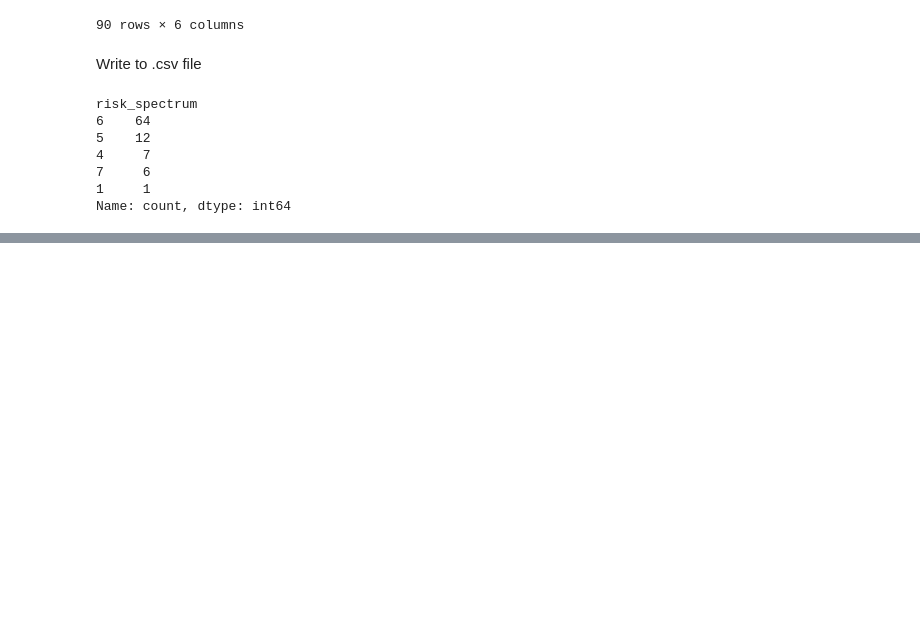
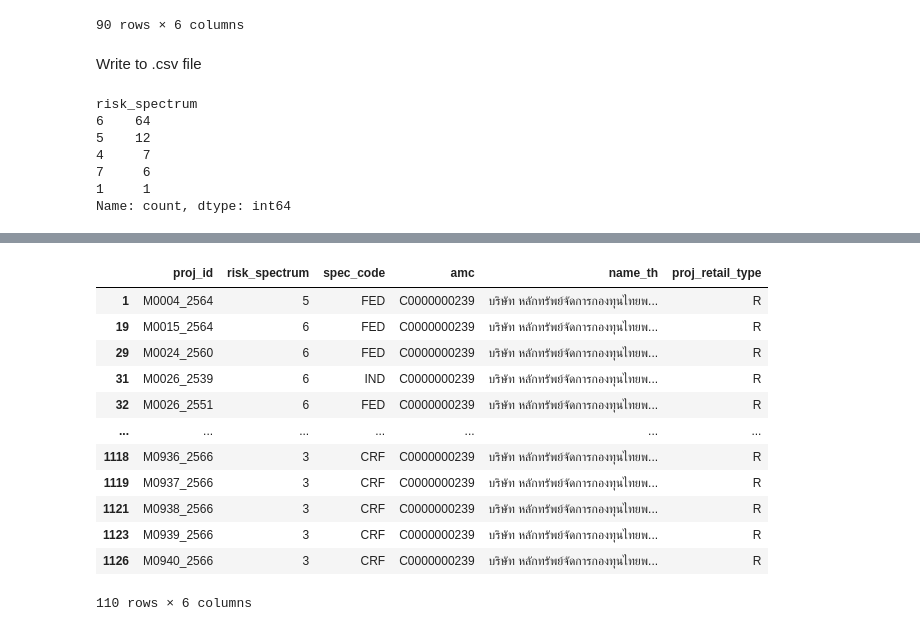
Before and after one commit to taro54071/Finance-Made-Easy-Personalized-Planner, a Jupyter notebook: Python_script/NO_TAX_REDUCTION.ipynb, the cells around one changed output, grey strips where cells are left out. Cells and saved outputs as stored; diff of their text form; code cells hidden in the pictures; blank space fills up the shorter version.

Commit message:
add logic to write pdf

```diff
--- a/Python_script/NO_TAX_REDUCTION.ipynb
+++ b/Python_script/NO_TAX_REDUCTION.ipynb
@@ -7,12 +7,12 @@ import pandas as pd
 
 headers1 = {
     # Request headers of fund daily info
-    'Ocp-Apim-Subscription-Key': 'afbbb604d2814b59b0e5fa6ff3717e16'
+    'Ocp-Apim-Subscription-Key': 'cd2f3c2bec5341ebb9e347a9056c6b54'
 }
 
 headers2 = {
     # Request headers of fund fact sheet
-    'Ocp-Apim-Subscription-Key': '16c86c3eb3cb4fee8f54932b92630aef'
+    'Ocp-Apim-Subscription-Key': '83ba25290d144581987e2557de676cc5'
 }
 # %% [markdown]
 ยิง API นำชื่อของแต่ละ บลจ.
@@ -368,0 +401,31 @@ Name: count, dtype: int64
+# %%
+import re
+import pdfbox
+import os
+from IPython.display import display, clear_output
+p = pdfbox.PDFBox()
+not_screenable = []
+max_len = len(tmp_SCB_amc_no_rmf_ssf)
+for index, row in tmp_SCB_amc_no_rmf_ssf.iterrows():
+        response = requests.get(f'https://api.sec.or.th/FundFactsheet/fund/{row["proj_id"]}/URLs',headers=headers2)
+        res_text = json.loads(response.text)
+        res_pdf = requests.get(res_text['url_factsheet'])
+        with open(f"tmp/tmp.pdf", 'wb') as pdf_file:
+                pdf_file.write(res_pdf.content)
+        try:
+                print(str(index+1) + ' of ' + str(max) +' '+ str(round(((index+1)/max_len)*100,2))+' % Completed' )
+                if os.path.getsize("tmp/tmp.pdf") < 216:
+                        raise Exception("File not found ::")
+                p.extract_text(f'tmp/tmp.pdf')
+                with open(f'tmp/tmp.txt', 'r',  encoding="utf8") as file:
+                        data = file.read()
+                match = re.search(r'(\S+)\s*:\s*เสี่ยง', data)
+                if match:
+                        number_before_string = match.group(1)
+                        tmp_SCB_amc_no_rmf_ssf.at[index, 'risk_spectrum'] = number_before_string
+                else:
+                        print("Pattern not found on "+ row["proj_id"])
+                clear_output(wait=True)
+        except Exception as e:
+                print(str(e) +' Error found on '+ row['proj_id'])
+                not_screenable.append(row["proj_id"])
@@ -368,0 +449,17 @@ Name: count, dtype: int64
+# %%
+SCB_amc_no_rmf_ssf_filtered = tmp_SCB_amc_no_rmf_ssf.dropna()
+SCB_amc_no_rmf_ssf_filtered
+# %% [output]
+|  | proj_id | risk_spectrum | spec_code | amc | name_th | proj_retail_type |
+| 1 | M0004_2564 | 5 | FED | C0000000239 | บริษัท หลักทรัพย์จัดการกองทุนไทยพ... | R |
+| 19 | M0015_2564 | 6 | FED | C0000000239 | บริษัท หลักทรัพย์จัดการกองทุนไทยพ... | R |
+| 29 | M0024_2560 | 6 | FED | C0000000239 | บริษัท หลักทรัพย์จัดการกองทุนไทยพ... | R |
+| 31 | M0026_2539 | 6 | IND | C0000000239 | บริษัท หลักทรัพย์จัดการกองทุนไทยพ... | R |
+| 32 | M0026_2551 | 6 | FED | C0000000239 | บริษัท หลักทรัพย์จัดการกองทุนไทยพ... | R |
+| ... | ... | ... | ... | ... | ... | ... |
+| 1118 | M0936_2566 | 3 | CRF | C0000000239 | บริษัท หลักทรัพย์จัดการกองทุนไทยพ... | R |
+| 1119 | M0937_2566 | 3 | CRF | C0000000239 | บริษัท หลักทรัพย์จัดการกองทุนไทยพ... | R |
+| 1121 | M0938_2566 | 3 | CRF | C0000000239 | บริษัท หลักทรัพย์จัดการกองทุนไทยพ... | R |
+| 1123 | M0939_2566 | 3 | CRF | C0000000239 | บริษัท หลักทรัพย์จัดการกองทุนไทยพ... | R |
+| 1126 | M0940_2566 | 3 | CRF | C0000000239 | บริษัท หลักทรัพย์จัดการกองทุนไทยพ... | R |
+110 rows × 6 columns
```
Also changed, not shown: parts of 13 cells of this notebook.
